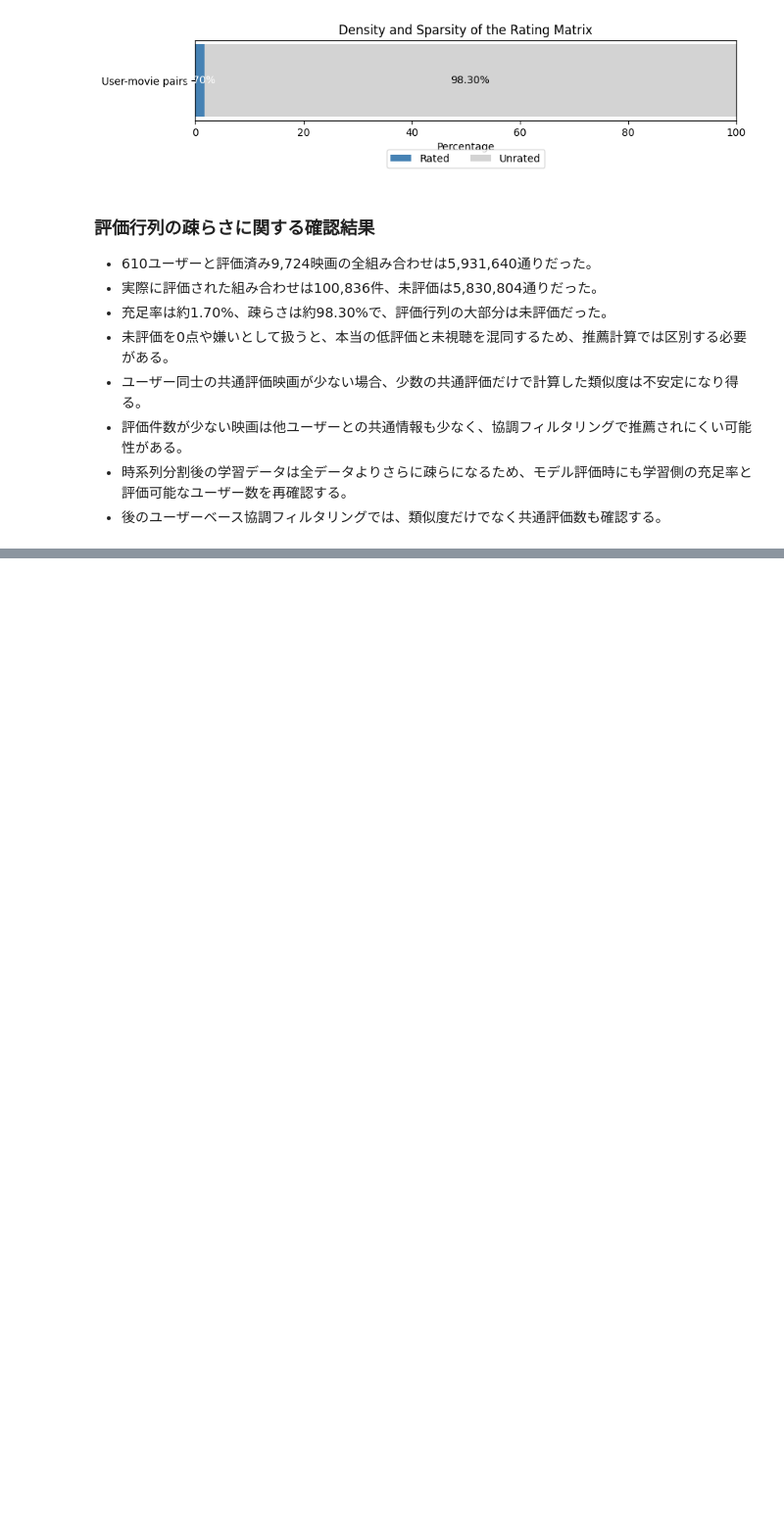
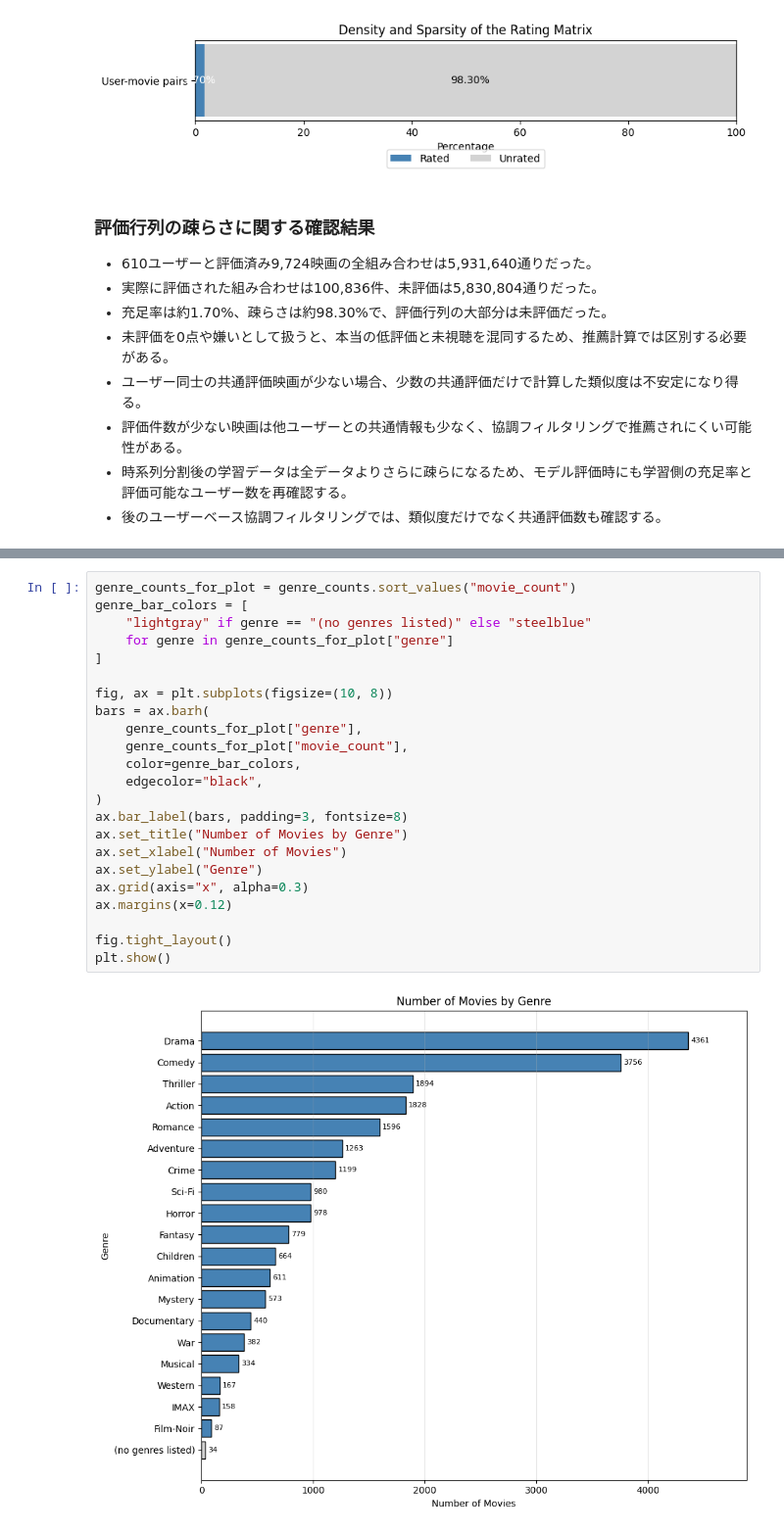
Before and after one commit to HM927/movie-recommendation-system, a Jupyter notebook: notebooks/exploration.ipynb, the cells around one changed output, grey strips where cells are left out. Shown at 98% size. Saved outputs shown, nothing was run; the diff lists cells and outputs as text; blank space fills up the shorter version.

Commit message:
feat: analyze movie genre distribution

```diff
--- a/notebooks/exploration.ipynb
+++ b/notebooks/exploration.ipynb
@@ -1159,0 +1268,25 @@ plt.show()
+# %%
+genre_counts_for_plot = genre_counts.sort_values("movie_count")
+genre_bar_colors = [
+    "lightgray" if genre == "(no genres listed)" else "steelblue"
+    for genre in genre_counts_for_plot["genre"]
+]
+
+fig, ax = plt.subplots(figsize=(10, 8))
+bars = ax.barh(
+    genre_counts_for_plot["genre"],
+    genre_counts_for_plot["movie_count"],
+    color=genre_bar_colors,
+    edgecolor="black",
+)
+ax.bar_label(bars, padding=3, fontsize=8)
+ax.set_title("Number of Movies by Genre")
+ax.set_xlabel("Number of Movies")
+ax.set_ylabel("Genre")
+ax.grid(axis="x", alpha=0.3)
+ax.margins(x=0.12)
+
+fig.tight_layout()
+plt.show()
+# %% [output]
+[figure, added]
```
Also changed, not shown: parts of 7 cells of this notebook.
